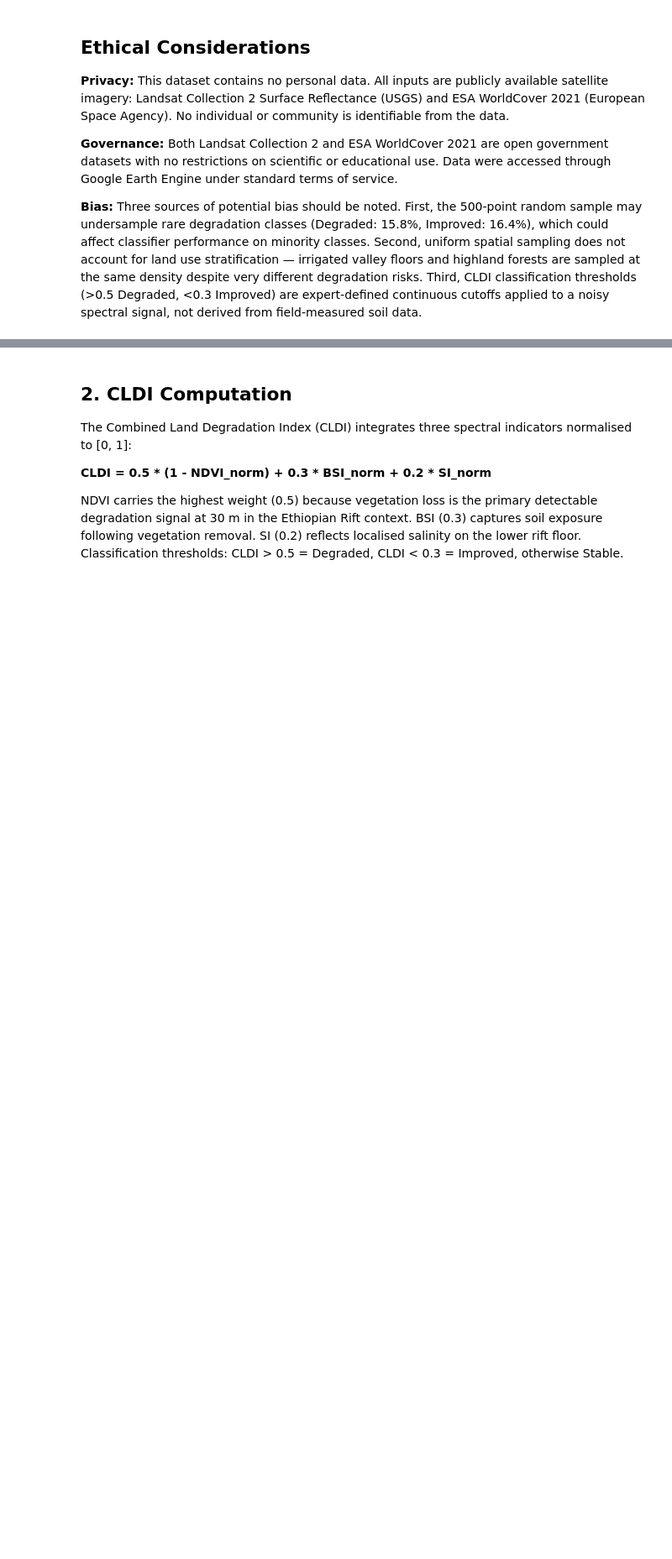
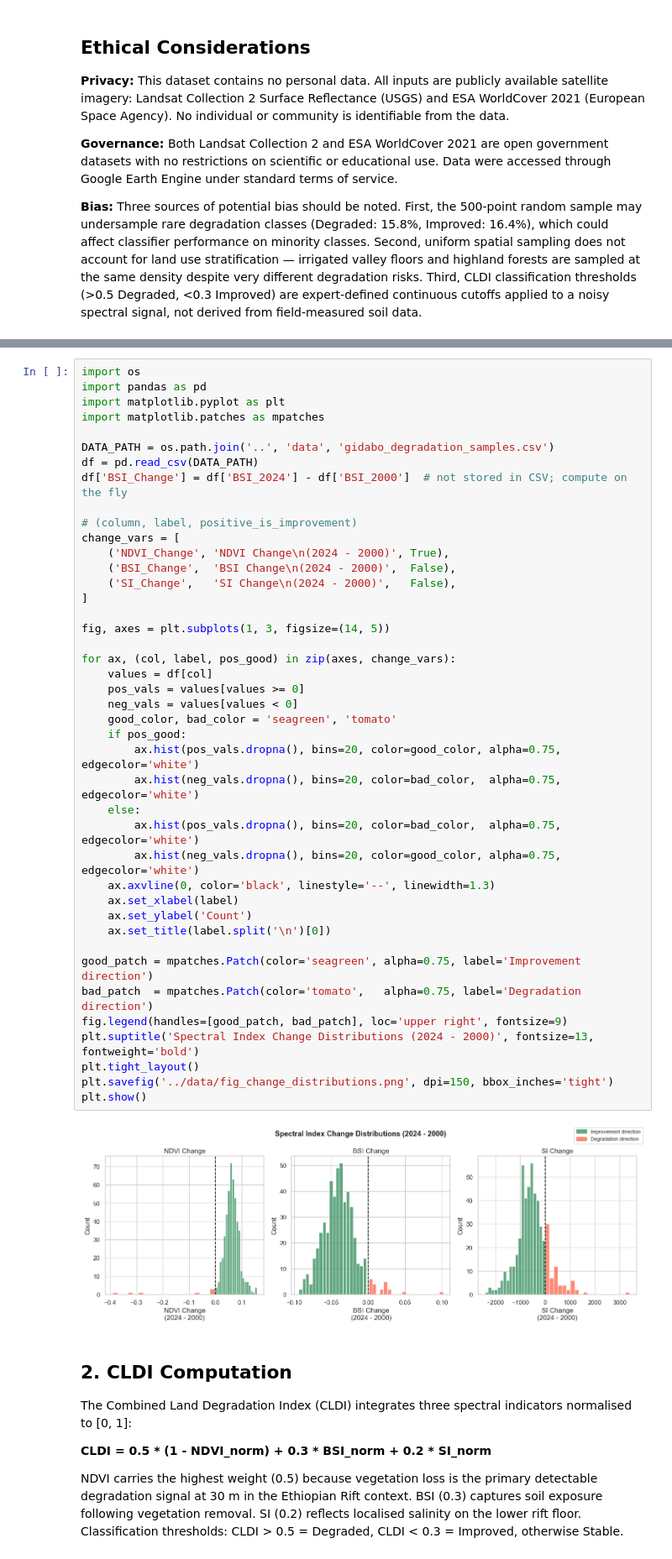
Before and after one commit to Israelzemedkun/gidabo-basin-cldi-analysis, a Jupyter notebook: notebooks/analysis.ipynb, the cells around one changed output, grey strips where cells are left out. Shown at 84% size. Saved outputs shown, nothing was run; the diff lists cells and outputs as text; blank space fills up the shorter version.

```diff
--- a/notebooks/analysis.ipynb
+++ b/notebooks/analysis.ipynb
@@ -122,3 +217,47 @@ Degradation Status Distribution:
+# %%
+import os
+import pandas as pd
+import matplotlib.pyplot as plt
+import matplotlib.patches as mpatches
+
+DATA_PATH = os.path.join('..', 'data', 'gidabo_degradation_samples.csv')
+df = pd.read_csv(DATA_PATH)
+df['BSI_Change'] = df['BSI_2024'] - df['BSI_2000']  # not stored in CSV; compute on the fly
+
+# (column, label, positive_is_improvement)
+change_vars = [
+    ('NDVI_Change', 'NDVI Change\n(2024 - 2000)', True),
+    ('BSI_Change',  'BSI Change\n(2024 - 2000)',  False),
+    ('SI_Change',   'SI Change\n(2024 - 2000)',   False),
+]
+
+fig, axes = plt.subplots(1, 3, figsize=(14, 5))
+
+for ax, (col, label, pos_good) in zip(axes, change_vars):
+    values = df[col]
+    pos_vals = values[values >= 0]
+    neg_vals = values[values < 0]
+    good_color, bad_color = 'seagreen', 'tomato'
+    if pos_good:
+        ax.hist(pos_vals.dropna(), bins=20, color=good_color, alpha=0.75, edgecolor='white')
+        ax.hist(neg_vals.dropna(), bins=20, color=bad_color,  alpha=0.75, edgecolor='white')
+    else:
+        ax.hist(pos_vals.dropna(), bins=20, color=bad_color,  alpha=0.75, edgecolor='white')
+        ax.hist(neg_vals.dropna(), bins=20, color=good_color, alpha=0.75, edgecolor='white')
+    ax.axvline(0, color='black', linestyle='--', linewidth=1.3)
+    ax.set_xlabel(label)
+    ax.set_ylabel('Count')
+    ax.set_title(label.split('\n')[0])
+
+good_patch = mpatches.Patch(color='seagreen', alpha=0.75, label='Improvement direction')
+bad_patch  = mpatches.Patch(color='tomato',   alpha=0.75, label='Degradation direction')
+fig.legend(handles=[good_patch, bad_patch], loc='upper right', fontsize=9)
+plt.suptitle('Spectral Index Change Distributions (2024 - 2000)', fontsize=13, fontweight='bold')
+plt.tight_layout()
+plt.savefig('../data/fig_change_distributions.png', dpi=150, bbox_inches='tight')
+plt.show()
+# %% [output]
+[figure, added]
 # %% [markdown]
 ## 2. CLDI Computation
 
```
Also changed, not shown: parts of 13 cells of this notebook, 5 other files.
